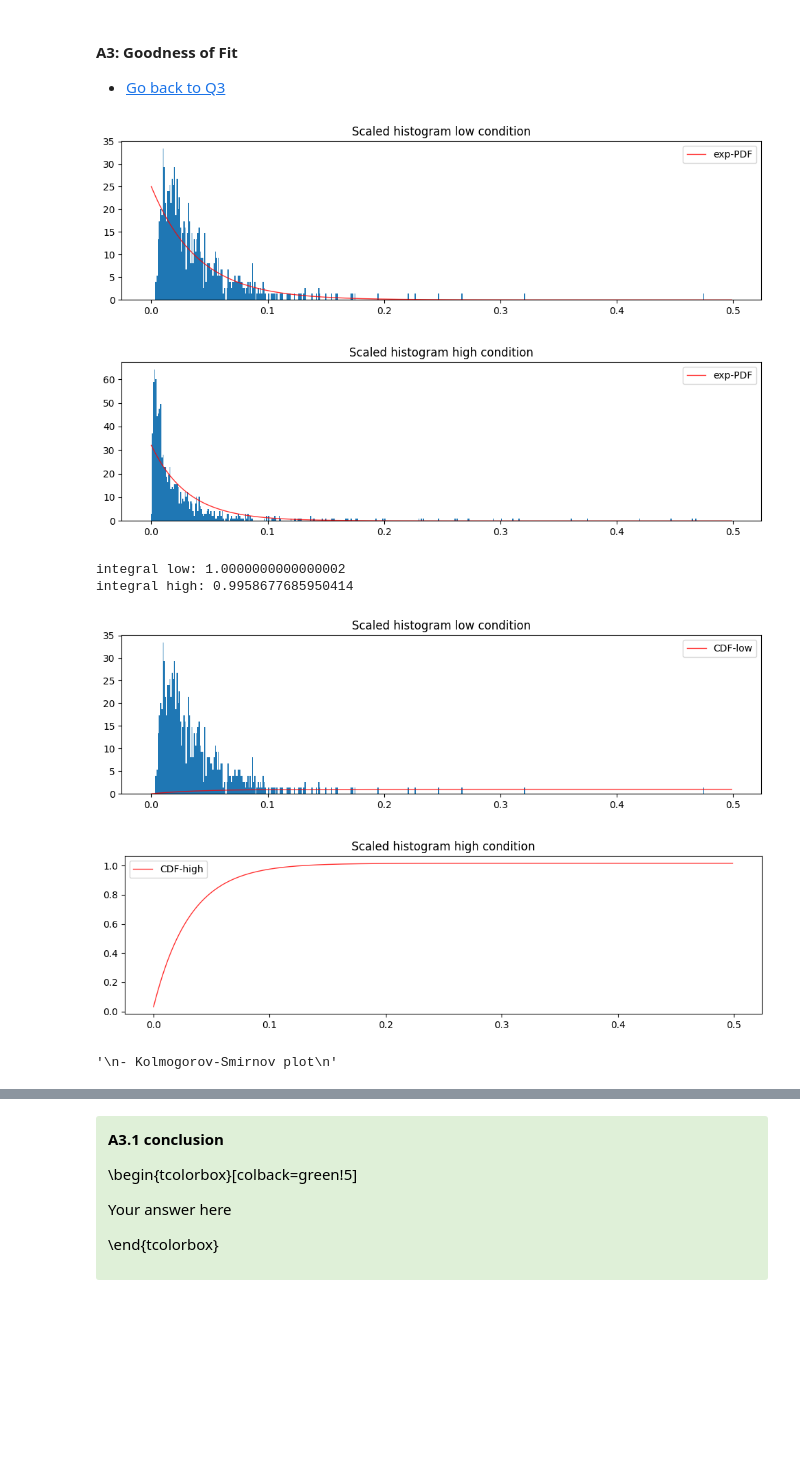
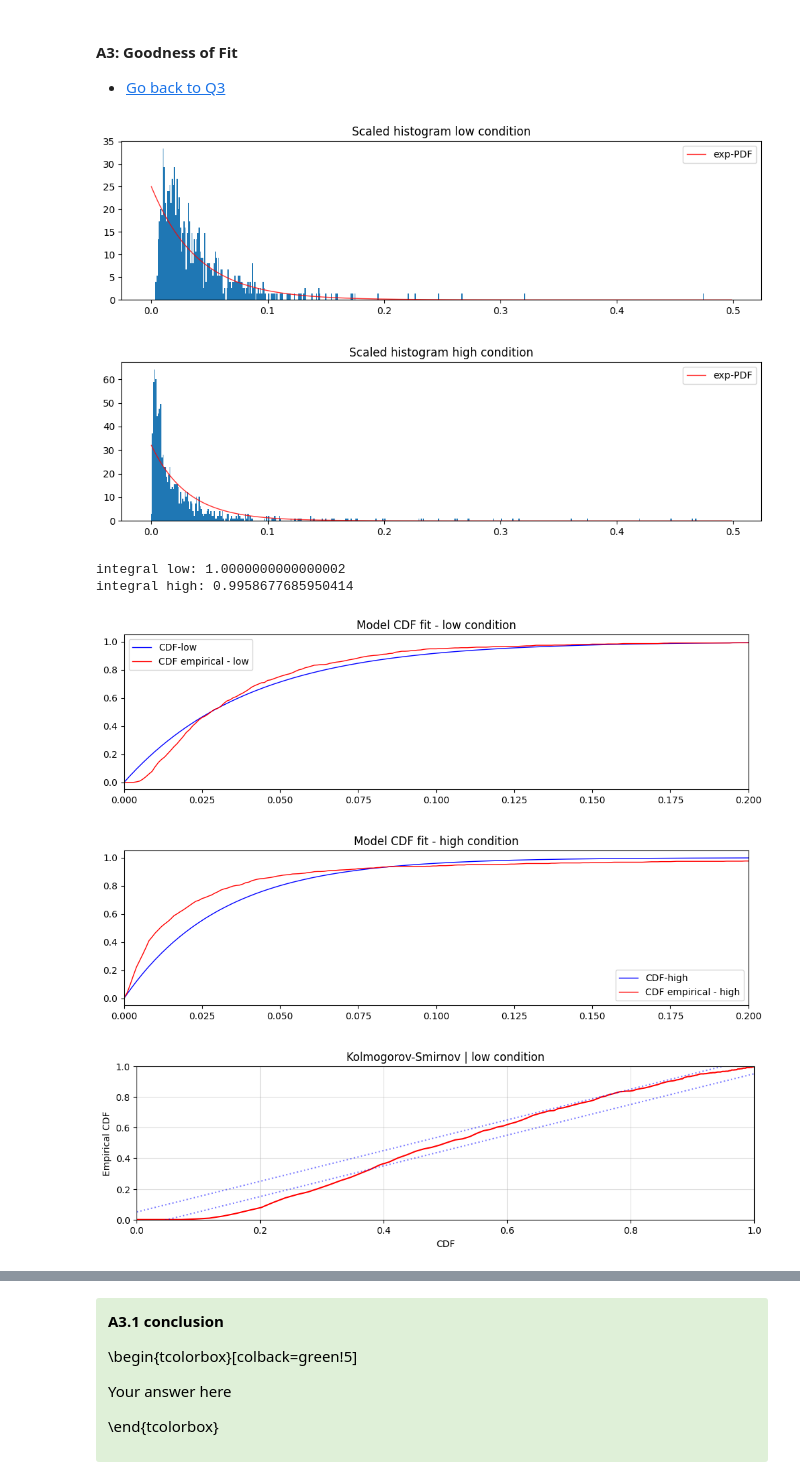
Before and after one commit to cesarz10/Computational-Neurophysiology-Lab, a Jupyter notebook: Lab_4/Module2_Ex2_12.ipynb, the cells around one changed output, grey strips where cells are left out. Saved outputs shown, nothing was run; the diff lists cells and outputs as text; code cells hidden in the pictures; blank space fills up the shorter version.

```diff
--- a/Lab_4/Module2_Ex2_12.ipynb
+++ b/Lab_4/Module2_Ex2_12.ipynb
@@ -539,50 +539,77 @@ plt.show()
 
 print(f"integral low: {sum(prob_density_low) * 0.001}\nintegral high: {sum(prob_density_high) * 0.001}")
 
-# Check the integral (sum of all y-values *dt=1)
-
-
 
 ######################
 ##  Q3.2 solution   ##
 ######################
 
 '''
 - Compute and plot the CDF together with the empirical values
 - Evaluate how well the model fits the empirical data -> for both conditions
 - Compare CDF models according to its light condition
 '''
 
 # for low light condition
-CDF_exp_low = cumsum(exp_pdf_low) * 0.001
-plt.bar(bin_edges[:-1], prob_density_low, width=bin_size)
-plt.plot(bin_edges[:-1], CDF_exp_low, label="CDF-low", color='r', alpha=0.8, linewidth=1)
+lambda_low = 1 / np.mean(ISI_low)
+CDF_exp_low = 1 - exp(-lambda_low * bin_edges)
+pdf_low = freqs_low / N_low
+CDF_emp_low = cumsum(pdf_low)
+
+plt.plot(bin_edges, CDF_exp_low, label="CDF-low", color='b', linewidth=1)
+plt.plot(bin_edges[:-1], CDF_emp_low, label="CDF empirical - low", color='r', linewidth=1)
 plt.legend()
-plt.title("Scaled histogram low condition")
+plt.title("Model CDF fit - low condition")
+plt.xlim([0, 0.2])
 plt.show()
 
 # for high light condition
-CDF_exp_high = cumsum(exp_pdf_high) * 0.001
-# plt.bar(bin_edges[:-1], prob_density_high, width=bin_size)
-plt.plot()
-plt.plot(bin_edges[:-1], CDF_exp_high, label="CDF-high", color='r', alpha=0.8, linewidth=1)
+lambda_high = 1 / np.mean(ISI_high)
+CDF_exp_high = 1 - exp(-lambda_high * bin_edges)
+pdf_high = freqs_high / N_high
+CDF_emp_high = cumsum(pdf_high)
+
+plt.plot(bin_edges, CDF_exp_high, label="CDF-high", color='b', linewidth=1)
+plt.plot(bin_edges[:-1], CDF_emp_high, label="CDF empirical - high", color='r', linewidth=1)
 plt.legend()
-plt.title("Scaled histogram high condition")
+plt.title("Model CDF fit - high condition")
+plt.xlim([0, 0.2])
 plt.show()
 
 
 ######################
 ##  Q3.3 solution   ##
 ######################
 
 '''
 - Kolmogorov-Smirnov plot
 '''
+# low condition
+plt.plot(CDF_exp_low[:-1], CDF_emp_low, color='r')
+plt.plot([0, 1], [x + 1.36 / sqrt(N_low) for x in [0, 1]], ':', color='b', alpha=0.5)
+plt.plot([0, 1], [x - 1.36 / sqrt(N_low) for x in [0, 1]], ':', color='b', alpha=0.5)
+plt.axis([0, 1, 0, 1])
+plt.xlabel('CDF')
+plt.ylabel('Empirical CDF')
+plt.title("Kolmogorov-Smirnov | low condition")
+plt.grid(alpha=0.4)
+plt.show()
+
+# high condition
+plt.plot(CDF_exp_high[:-1], CDF_emp_high, color='r')
+plt.plot([0, 1], [x + 1.36 / sqrt(N_high) for x in [0, 1]], ':', color='b', alpha=0.5)
+plt.plot([0, 1], [x - 1.36 / sqrt(N_high) for x in [0, 1]], ':', color='b', alpha=0.5)
+plt.axis([0, 1, 0, 1])
+plt.xlabel('CDF')
+plt.ylabel('Empirical CDF')
+plt.title("Kolmogorov-Smirnov | high condition")
+plt.grid(alpha=0.4)
+plt.show()
 # %% [output]
 [figure]
 [figure]
 integral low: 1.0000000000000002
 integral high: 0.9958677685950414
-[figure, old version]
+[figure, new version]
-[figure, old version]
+[figure, new version]
-'\n- Kolmogorov-Smirnov plot\n'
+[figure, added]
```
Also changed, not shown: parts of 4 cells of this notebook.
